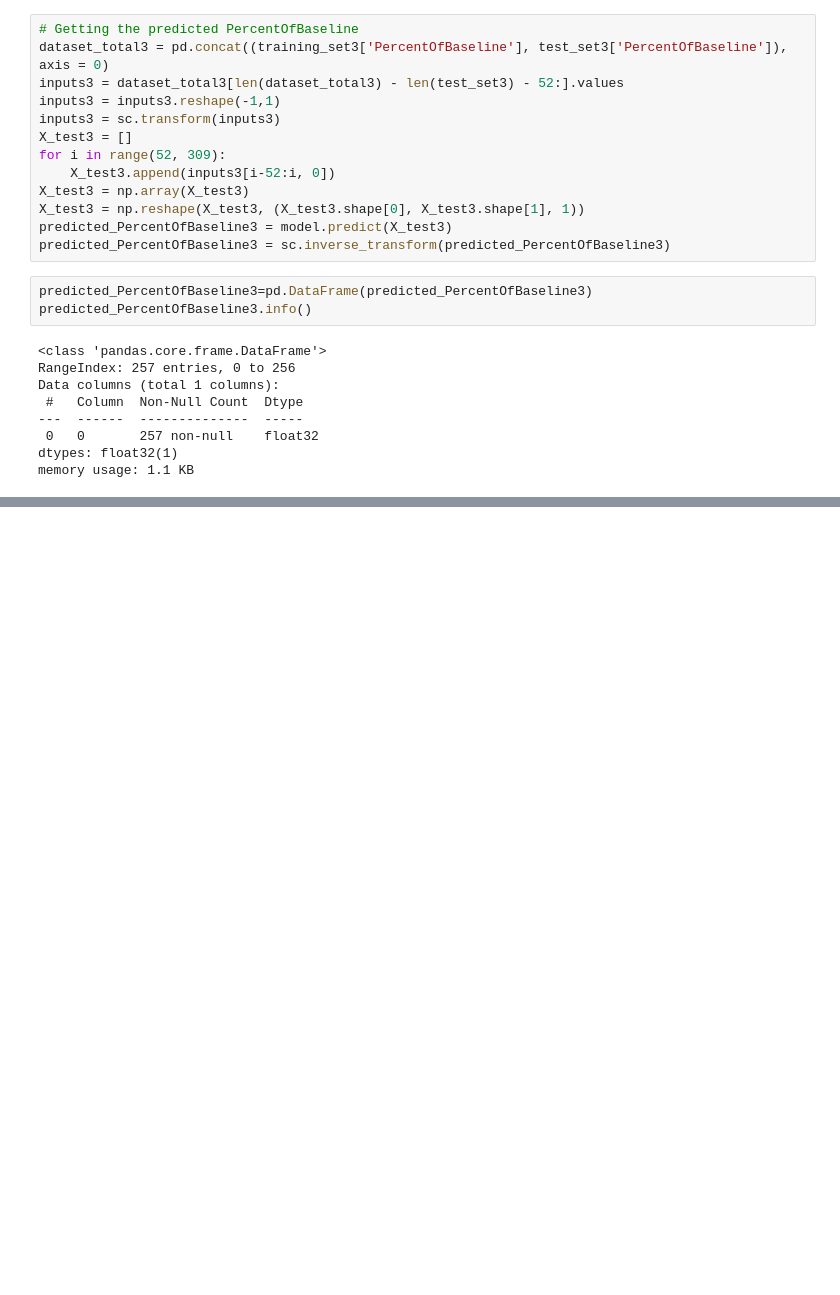
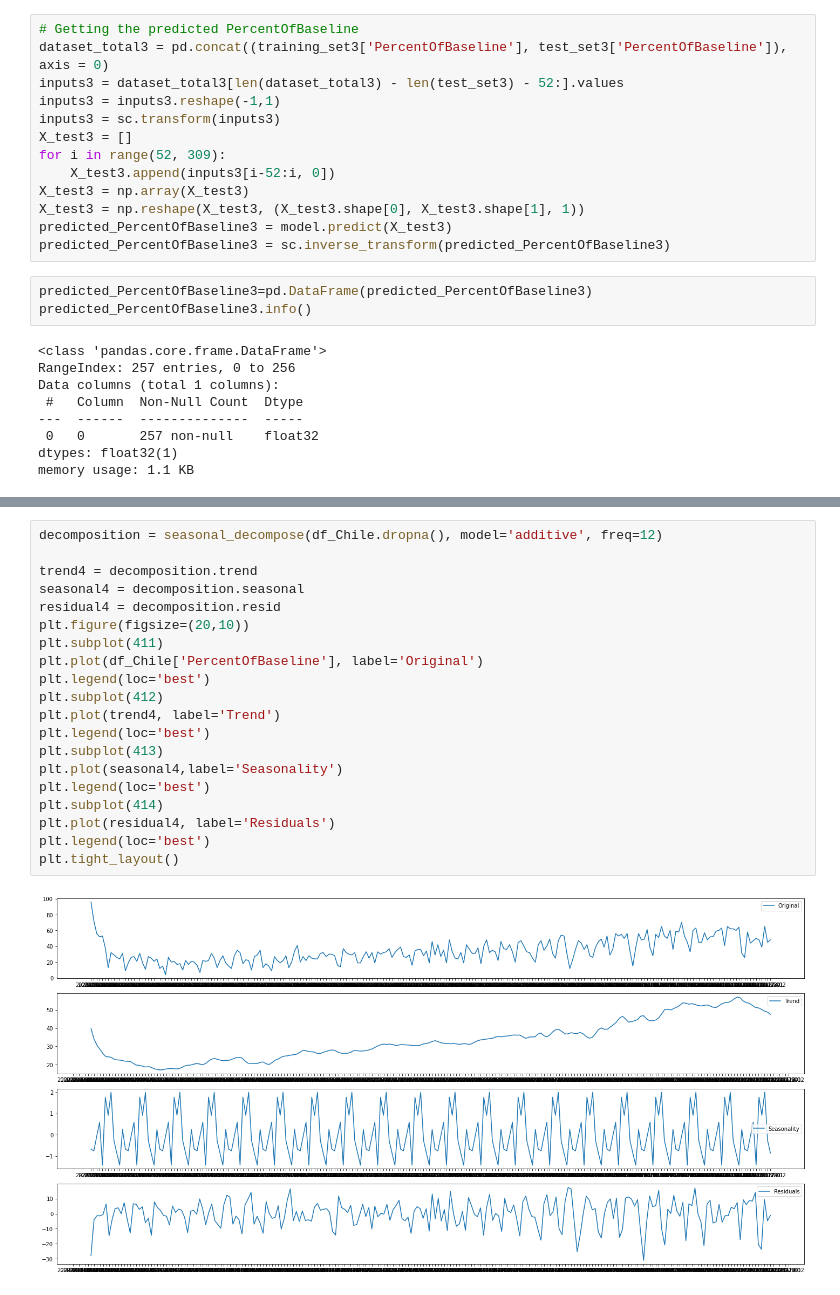
Before and after one commit to Wriyadi/DTS-PRO, a Jupyter notebook: DemoDay_AirportTraffic.ipynb, the cells around one changed output, grey strips where cells are left out. Cells and saved outputs as stored; diff of their text form; blank space fills up the shorter version.

```diff
--- a/DemoDay_AirportTraffic.ipynb
+++ b/DemoDay_AirportTraffic.ipynb
@@ -1152,0 +1257,22 @@ plt.show()
+# %%
+decomposition = seasonal_decompose(df_Chile.dropna(), model='additive', freq=12)
+
+trend4 = decomposition.trend
+seasonal4 = decomposition.seasonal
+residual4 = decomposition.resid
+plt.figure(figsize=(20,10))
+plt.subplot(411)
+plt.plot(df_Chile['PercentOfBaseline'], label='Original')
+plt.legend(loc='best')
+plt.subplot(412)
+plt.plot(trend4, label='Trend')
+plt.legend(loc='best')
+plt.subplot(413)
+plt.plot(seasonal4,label='Seasonality')
+plt.legend(loc='best')
+plt.subplot(414)
+plt.plot(residual4, label='Residuals')
+plt.legend(loc='best')
+plt.tight_layout()
+# %% [output]
+[figure, added]
```
Also changed, not shown: parts of 50 cells of this notebook.
